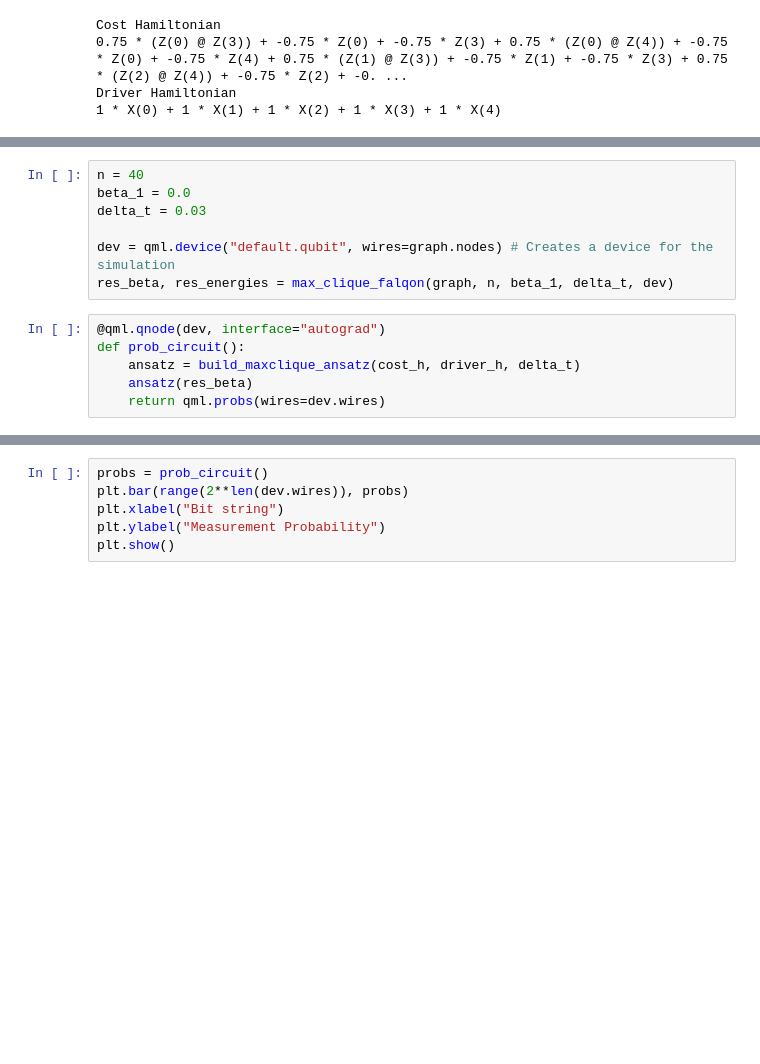
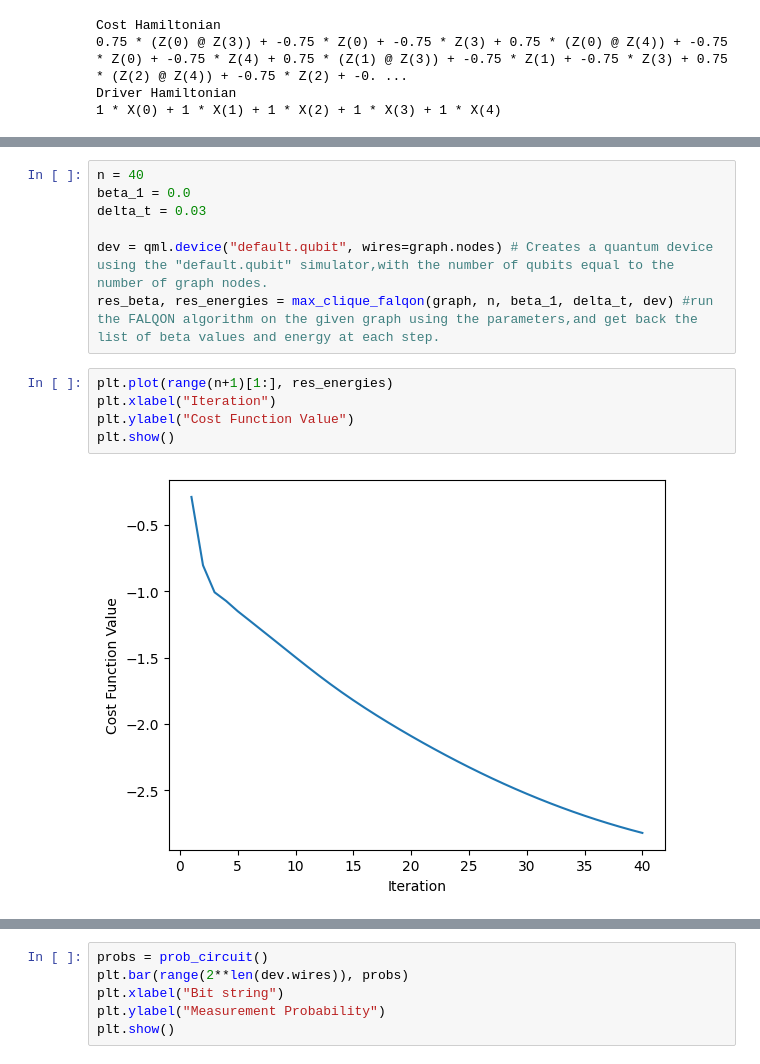
Before and after one commit to Han1105/bachelor_thesis_code_backup, a Jupyter notebook: pennylane/FALQON_maximum_clique_Mar24.ipynb, the cells around one changed output, grey strips where cells are left out. Saved outputs shown, nothing was run; the diff lists cells and outputs as text; blank space fills up the shorter version.

```diff
--- a/pennylane/FALQON_maximum_clique_Mar24.ipynb
+++ b/pennylane/FALQON_maximum_clique_Mar24.ipynb
@@ -97,11 +97,12 @@ n = 40
 beta_1 = 0.0
 delta_t = 0.03
 
-dev = qml.device("default.qubit", wires=graph.nodes) # Creates a device for the simulation
-res_beta, res_energies = max_clique_falqon(graph, n, beta_1, delta_t, dev)
+dev = qml.device("default.qubit", wires=graph.nodes) # Creates a quantum device using the "default.qubit" simulator,with the number of qubits equal to the number of graph nodes.
+res_beta, res_energies = max_clique_falqon(graph, n, beta_1, delta_t, dev) #run the FALQON algorithm on the given graph using the parameters,and get back the list of beta values and energy at each step.
-# %%
-@qml.qnode(dev, interface="autograd")
-def prob_circuit():
-    ansatz = build_maxclique_ansatz(cost_h, driver_h, delta_t)
-    ansatz(res_beta)
-    return qml.probs(wires=dev.wires)
+# %%
+plt.plot(range(n+1)[1:], res_energies)
+plt.xlabel("Iteration")
+plt.ylabel("Cost Function Value")
+plt.show()
+# %% [output]
+[figure, added]
```
Also changed, not shown: parts of 5 cells of this notebook.
